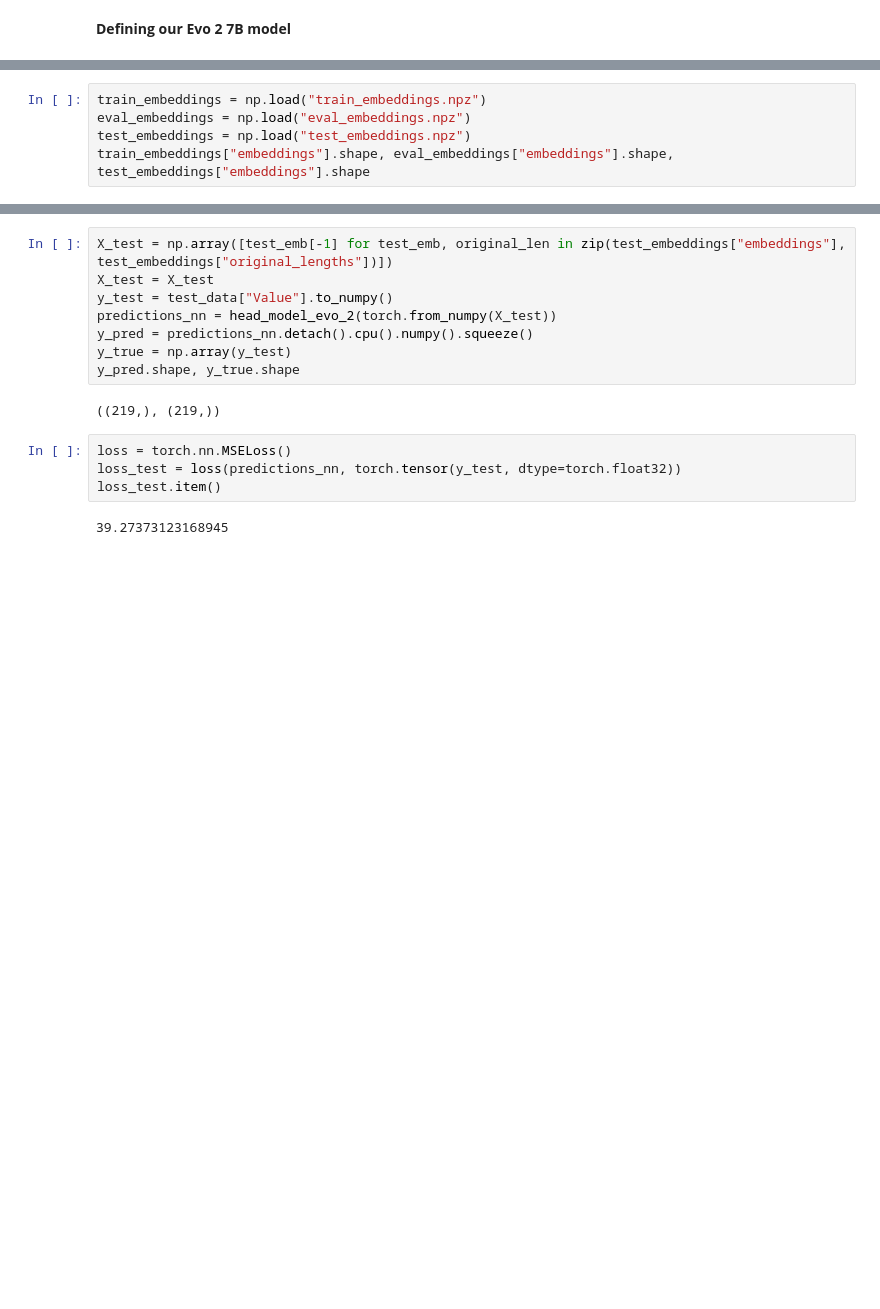
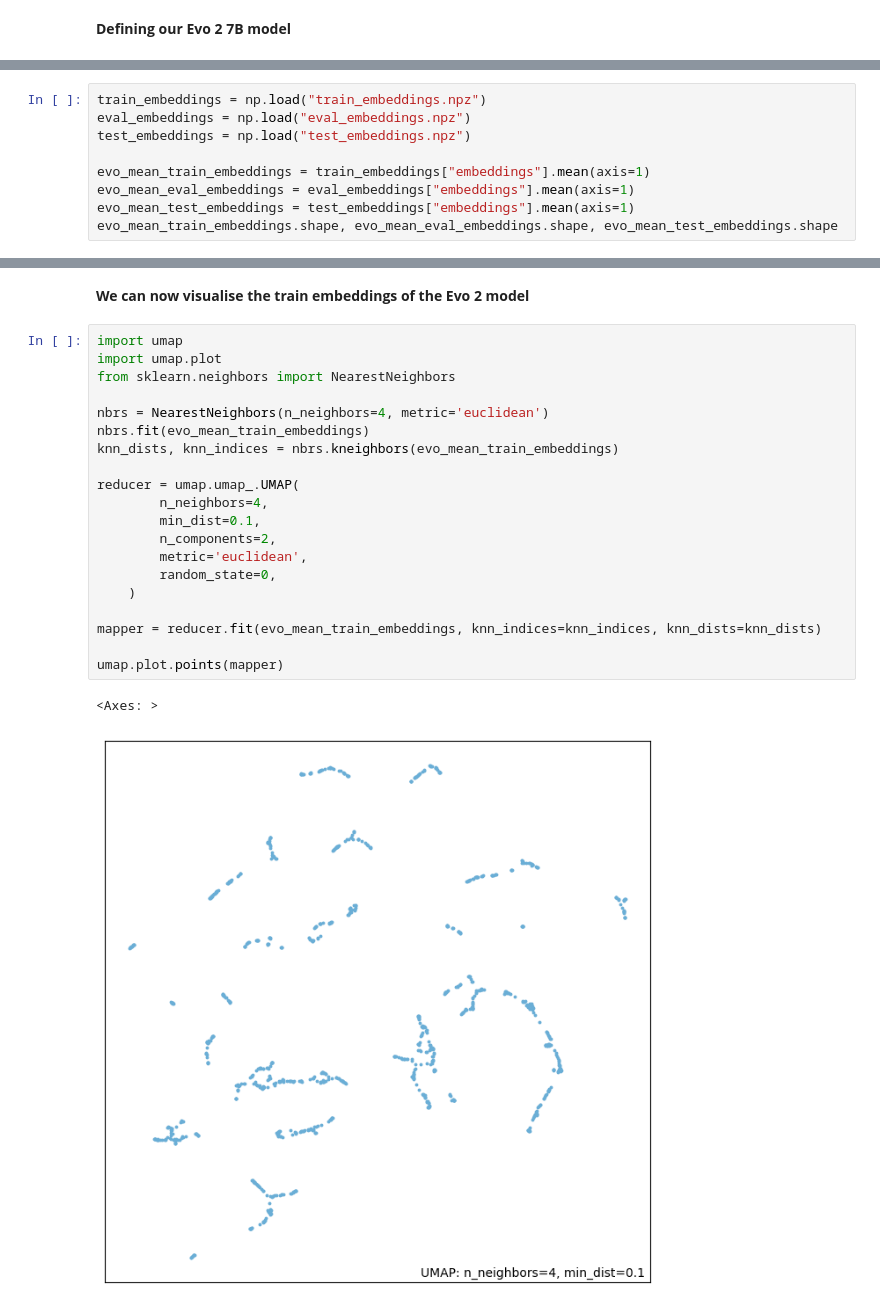
Before and after one commit to helicalAI/helical, a Jupyter notebook: examples/notebooks/Evo-2.ipynb, the cells around one changed output, grey strips where cells are left out. Drawn from its saved outputs; the diff is of its cells as text; blank space fills up the shorter version.

```diff
--- a/examples/notebooks/Evo-2.ipynb
+++ b/examples/notebooks/Evo-2.ipynb
@@ -99,5 +219,9 @@ Embeddings saved successfully
 train_embeddings = np.load("train_embeddings.npz")
 eval_embeddings = np.load("eval_embeddings.npz")
 test_embeddings = np.load("test_embeddings.npz")
-train_embeddings["embeddings"].shape, eval_embeddings["embeddings"].shape, test_embeddings["embeddings"].shape
+
+evo_mean_train_embeddings = train_embeddings["embeddings"].mean(axis=1)
+evo_mean_eval_embeddings = eval_embeddings["embeddings"].mean(axis=1)
+evo_mean_test_embeddings = test_embeddings["embeddings"].mean(axis=1)
+evo_mean_train_embeddings.shape, evo_mean_eval_embeddings.shape, evo_mean_test_embeddings.shape
 # %% [output]
@@ -232,16 +229,25 @@ Epoch 50, Validation Loss: 39.67900371551514, Learning Rate: 1e-05
-# %%
-X_test = np.array([test_emb[-1] for test_emb, original_len in zip(test_embeddings["embeddings"], test_embeddings["original_lengths"])])
-X_test = X_test
-y_test = test_data["Value"].to_numpy()
-predictions_nn = head_model_evo_2(torch.from_numpy(X_test))
-y_pred = predictions_nn.detach().cpu().numpy().squeeze()
-y_true = np.array(y_test)
-y_pred.shape, y_true.shape
-# %% [output]
-((219,), (219,))
-# %%
-loss = torch.nn.MSELoss()
-loss_test = loss(predictions_nn, torch.tensor(y_test, dtype=torch.float32))
-loss_test.item()
-# %% [output]
-39.27373123168945
+# %% [markdown]
+**We can now visualise the train embeddings of the Evo 2 model**
+# %%
+import umap
+import umap.plot
+from sklearn.neighbors import NearestNeighbors
+
+nbrs = NearestNeighbors(n_neighbors=4, metric='euclidean')
+nbrs.fit(evo_mean_train_embeddings)
+knn_dists, knn_indices = nbrs.kneighbors(evo_mean_train_embeddings)
+
+reducer = umap.umap_.UMAP(
+        n_neighbors=4,
+        min_dist=0.1,
+        n_components=2,
+        metric='euclidean',
+        random_state=0,
+    )
+
+mapper = reducer.fit(evo_mean_train_embeddings, knn_indices=knn_indices, knn_dists=knn_dists)
+
+umap.plot.points(mapper)
+# %% [output]
+<Axes: >
+[figure, added]
```
Also changed, not shown: parts of 41 cells of this notebook.
